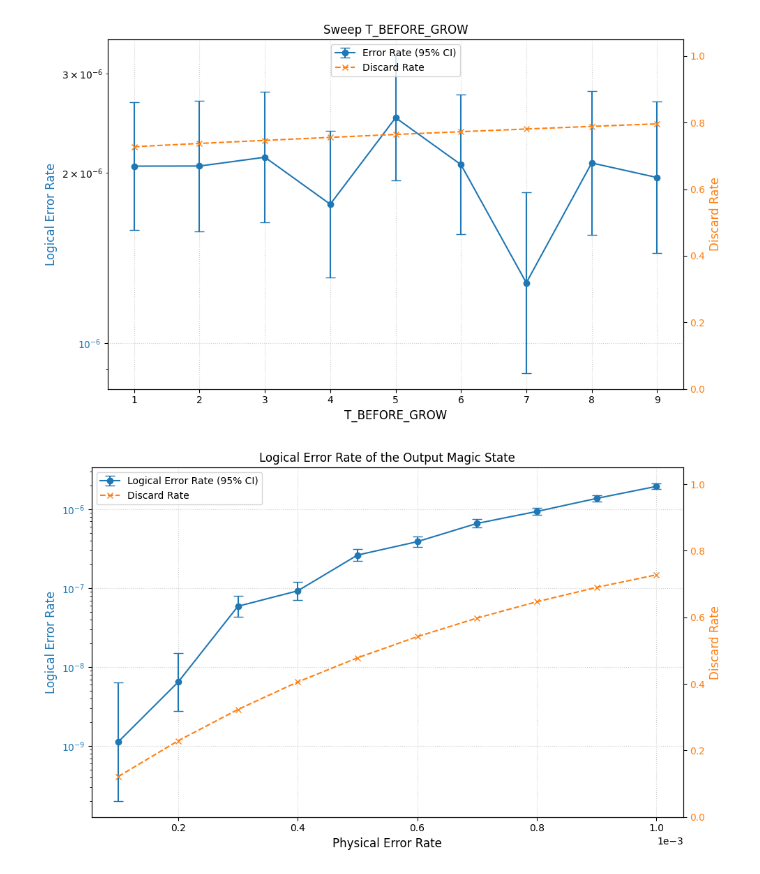
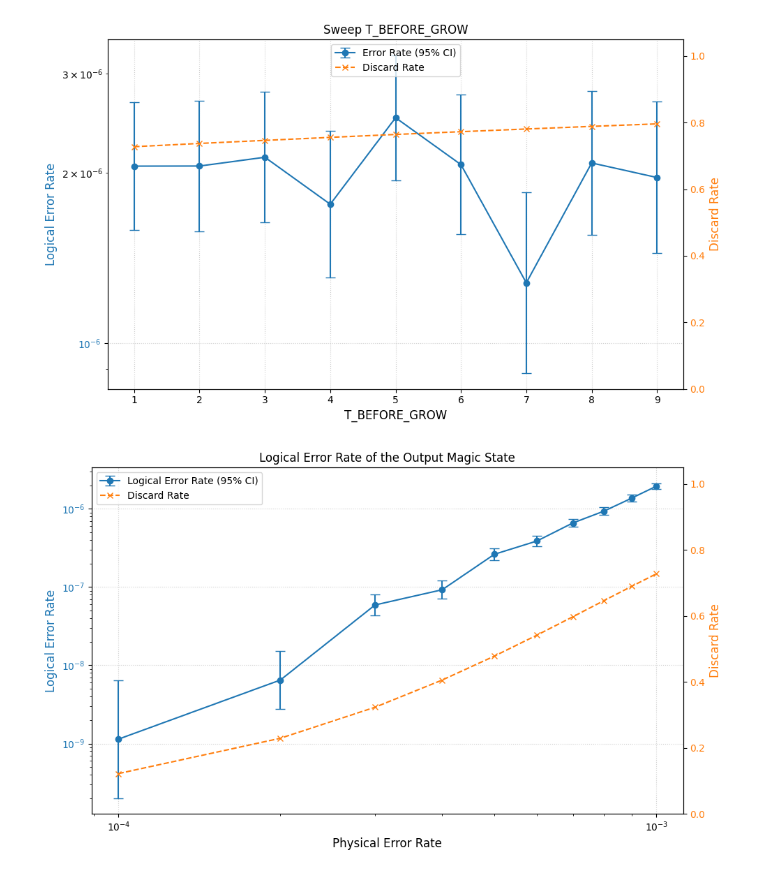
Before and after one commit to itpyi/surface_magic, a Jupyter notebook: plot/plot.ipynb, the cells around one changed output. Drawn from its saved outputs; the diff is of its cells as text; code cells hidden in the pictures.

```diff
--- a/plot/plot.ipynb
+++ b/plot/plot.ipynb
@@ -525,35 +525,36 @@ color_err = 'tab:blue'
 ax1.set_xlabel('Physical Error Rate', fontsize=12)
 ax1.set_ylabel('Logical Error Rate', color=color_err, fontsize=12)
 ax1.set_yscale('log')
+ax1.set_xscale('log')
 
 # 组合不对称的 Error Bar 数据: shape 为 (2, N) -> [row_lower, row_upper]
 asymmetric_err = [y_err_lows, y_err_highs]
 
 line1 = ax1.errorbar(sorted_xs, y_vals, yerr=asymmetric_err,
                      color=color_err, fmt='-o', capsize=5, label='Error Rate')
 
 ax1.tick_params(axis='y', labelcolor=color_err)
 ax1.grid(True, which='major', linestyle=':', alpha=0.6)
 
 # 科学计数法
-ax1.ticklabel_format(axis='x', style='sci', scilimits=(0,0))
+# ax1.ticklabel_format(axis='x', style='sci', scilimits=(0,0))
 
 # --- 右轴：Discard Rate ---
 ax2 = ax1.twinx()
 color_disc = 'tab:orange'
 ax2.set_ylabel('Discard Rate', color=color_disc, fontsize=12)
 
 line2, = ax2.plot(sorted_xs, y_disc_rates, color=color_disc,
                   marker='x', linestyle='--', label='Discard Rate')
 
 ax2.tick_params(axis='y', labelcolor=color_disc)
 ax2.set_ylim(0, 1.05)
 
 # 图例
 plt.legend([line1, line2], ['Logical Error Rate (95% CI)', 'Discard Rate'], loc='upper left')
 
 plt.title('Logical Error Rate of the Output Magic State')
 plt.tight_layout()
 plt.show()
 # %% [output]
-[figure, old version]
+[figure, new version]
```
Also changed, not shown: parts of 2 cells of this notebook, 13 other files.
